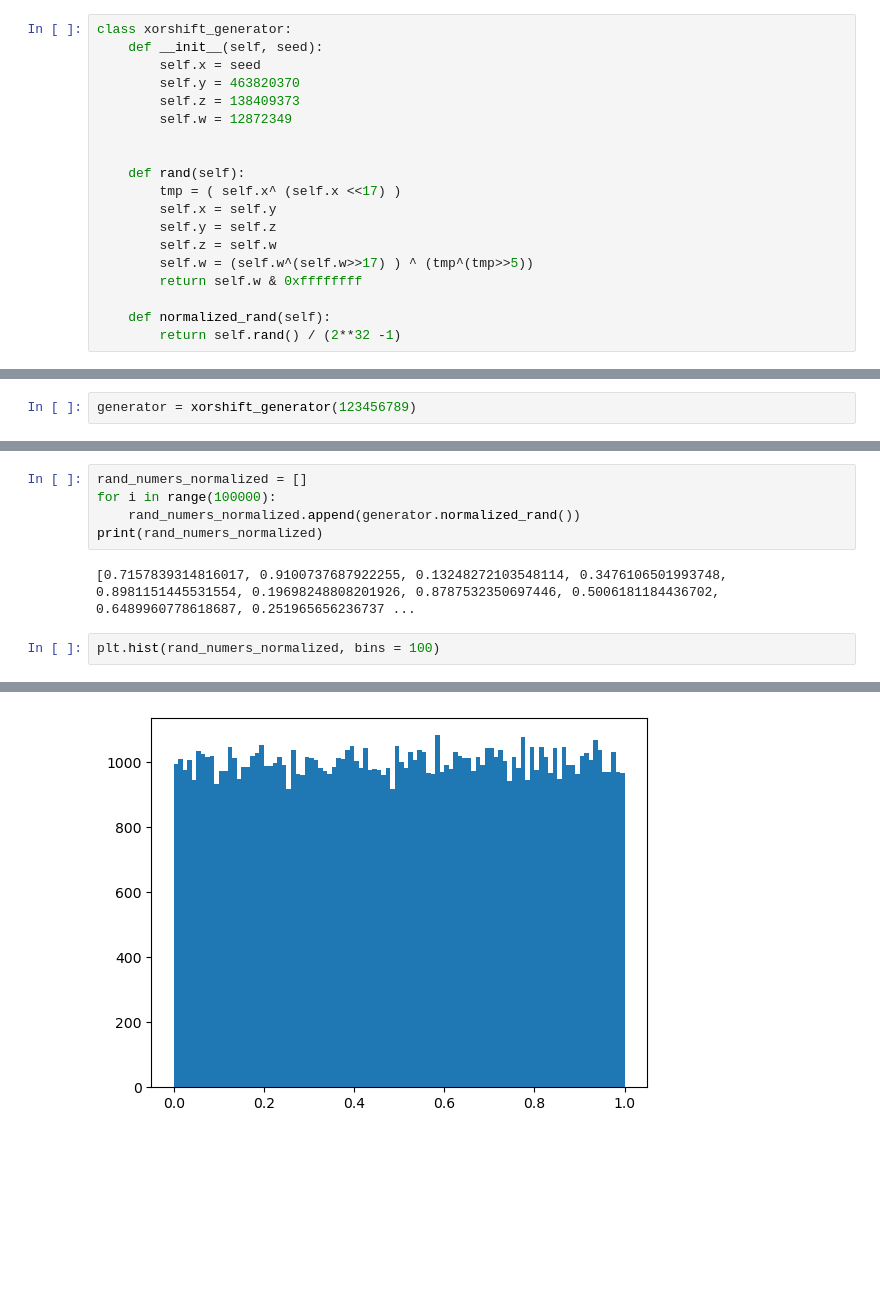
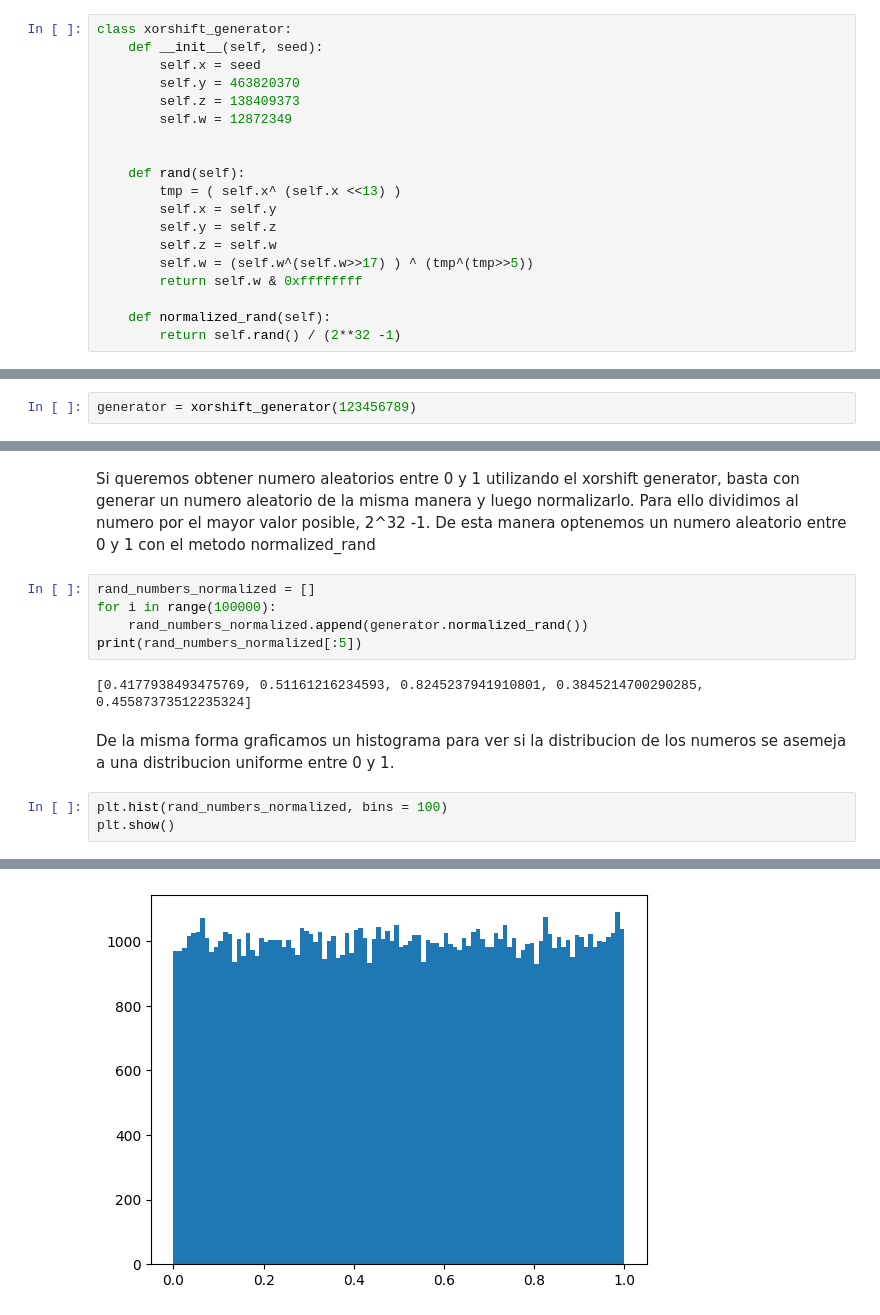
Before and after one commit to Rivejjj/Los-Simuladores, a Jupyter notebook: tp1.ipynb, the cells around one changed output, grey strips where cells are left out. Drawn from its saved outputs; the diff is of its cells as text; blank space fills up the shorter version.

```diff
--- a/tp1.ipynb
+++ b/tp1.ipynb
@@ -10,7 +19,7 @@ class xorshift_generator:
 
 
     def rand(self):
-        tmp = ( self.x^ (self.x <<17) )
+        tmp = ( self.x^ (self.x <<13) )
         self.x = self.y
         self.y = self.z
         self.z = self.w
@@ -31,10 +51,15 @@ print(rand_numers)
+# %% [markdown]
+Si queremos obtener numero aleatorios entre 0 y 1 utilizando el xorshift generator, basta con generar un numero aleatorio de la misma manera y luego normalizarlo. Para ello dividimos al numero por el mayor valor posible, 2^32 -1. De esta manera optenemos un numero aleatorio entre 0 y 1 con el metodo normalized_rand
 # %%
-rand_numers_normalized = []
+rand_numbers_normalized = []
 for i in range(100000):
-    rand_numers_normalized.append(generator.normalized_rand())
-print(rand_numers_normalized)
+    rand_numbers_normalized.append(generator.normalized_rand())
+print(rand_numbers_normalized[:5])
 # %% [output]
-[0.7157839314816017, 0.9100737687922255, 0.13248272103548114, 0.3476106501993748, 0.8981151445531554, 0.19698248808201926, 0.8787532350697446, 0.5006181184436702, 0.6489960778618687, 0.251965656236737 ...
+[0.4177938493475769, 0.51161216234593, 0.8245237941910801, 0.3845214700290285, 0.45587373512235324]
+# %% [markdown]
+De la misma forma graficamos un histograma para ver si la distribucion de los numeros se asemeja a una distribucion uniforme entre 0 y 1.
 # %%
-plt.hist(rand_numers_normalized, bins = 100)
+plt.hist(rand_numbers_normalized, bins = 100)
+plt.show()
 # %% [output]
@@ -58 +66 @@ plt.hist(rand_numers_normalized, bins = 100)
-[figure, old version]
+[figure, new version]
```
Also changed, not shown: parts of 21 cells of this notebook.
